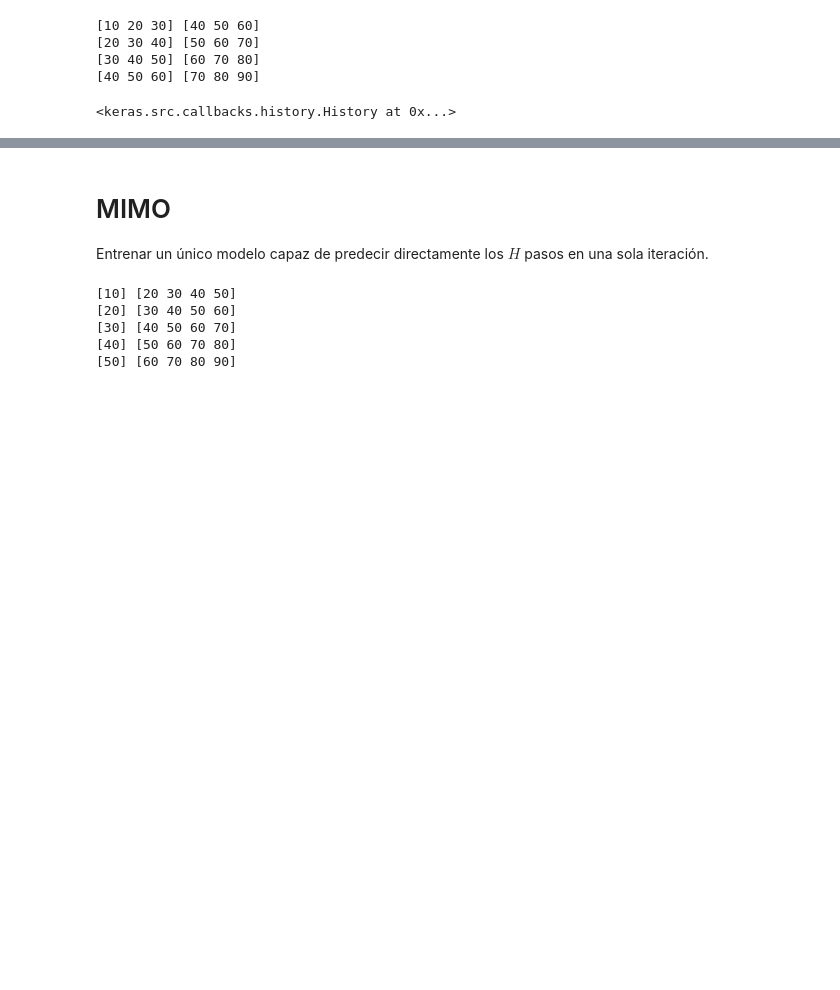
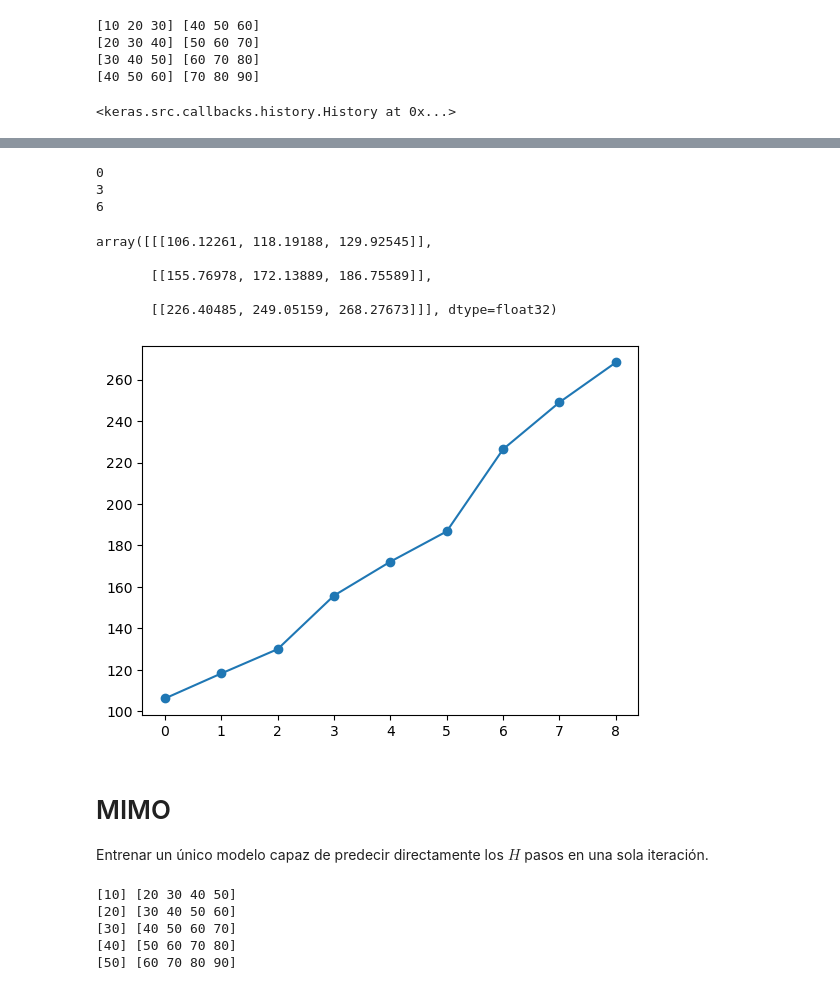
Before and after one commit to nxteventrying/chaos-ts-analysis, a Jupyter notebook: experiments/EXP_3.ipynb, the cells around one changed output, grey strips where cells are left out. Drawn from its saved outputs; the diff is of its cells as text; code cells hidden in the pictures; blank space fills up the shorter version.

Commit message:
direc done

```diff
--- a/experiments/EXP_3.ipynb
+++ b/experiments/EXP_3.ipynb
@@ -767,3 +756,44 @@ predictions
+# %%
+starter_sample = array([70,80,90])
+horizon = 9
+direc_preds = direc_predictions(starter_sample, horizon, model_direc, scaler = None)
+# %% [output]
+0
+3
+6
+# %%
+direc_preds
+# %% [output]
+array([[[106.12261, 118.19188, 129.92545]],
+
+       [[155.76978, 172.13889, 186.75589]],
+
+       [[226.40485, 249.05159, 268.27673]]], dtype=float32)
+# %%
+starter_sample = array([70,80,90])
+horizon = 9
+n_steps_in = len(starter_sample)
+uno = starter_sample.reshape((1, n_steps_in, n_features))
+predictions = []
+scaler  = None
+for i in range(0, horizon, len(starter_sample)):
+        yhat_scaled = model_direc.predict(uno, verbose=0)
+        # Save prediction in original units
+        if scaler is not None:
+            yhat_inv = scaler.inverse_transform(yhat_scaled)
+            predictions.append(yhat_inv)
+        else:
+            predictions.append(yhat_scaled)
+
+        # Feed back the scaled value to the model
+        uno = yhat_scaled.reshape((1, n_steps_in, n_features))
+predictions = np.array(predictions)
+# %%
+import matplotlib.pyplot as plt
+plt.plot(predictions.flatten(), marker='o')
+plt.show()
+# %% [output]
+[figure, added]
 # %% [markdown]
 # MIMO
 Entrenar un único modelo capaz de predecir directamente los $H$ pasos en una sola iteración.
```
Also changed, not shown: parts of 10 cells of this notebook.
